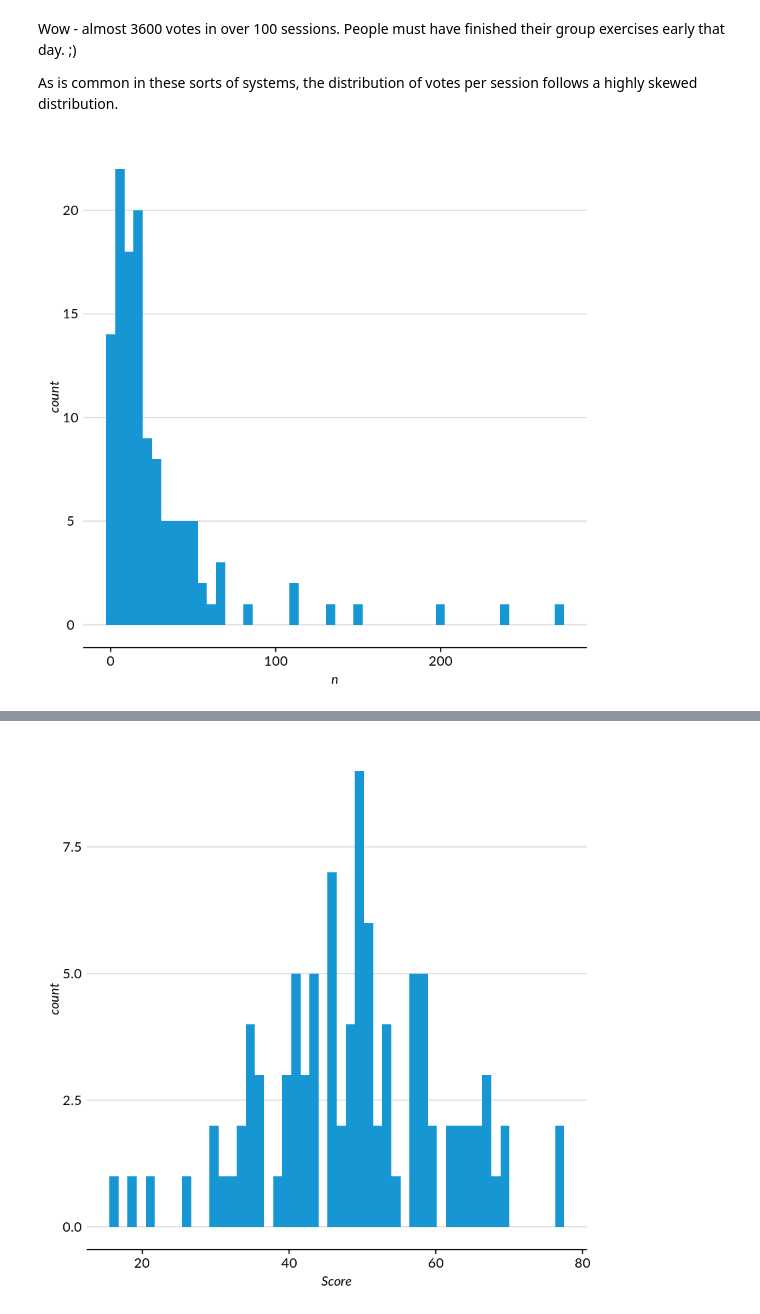
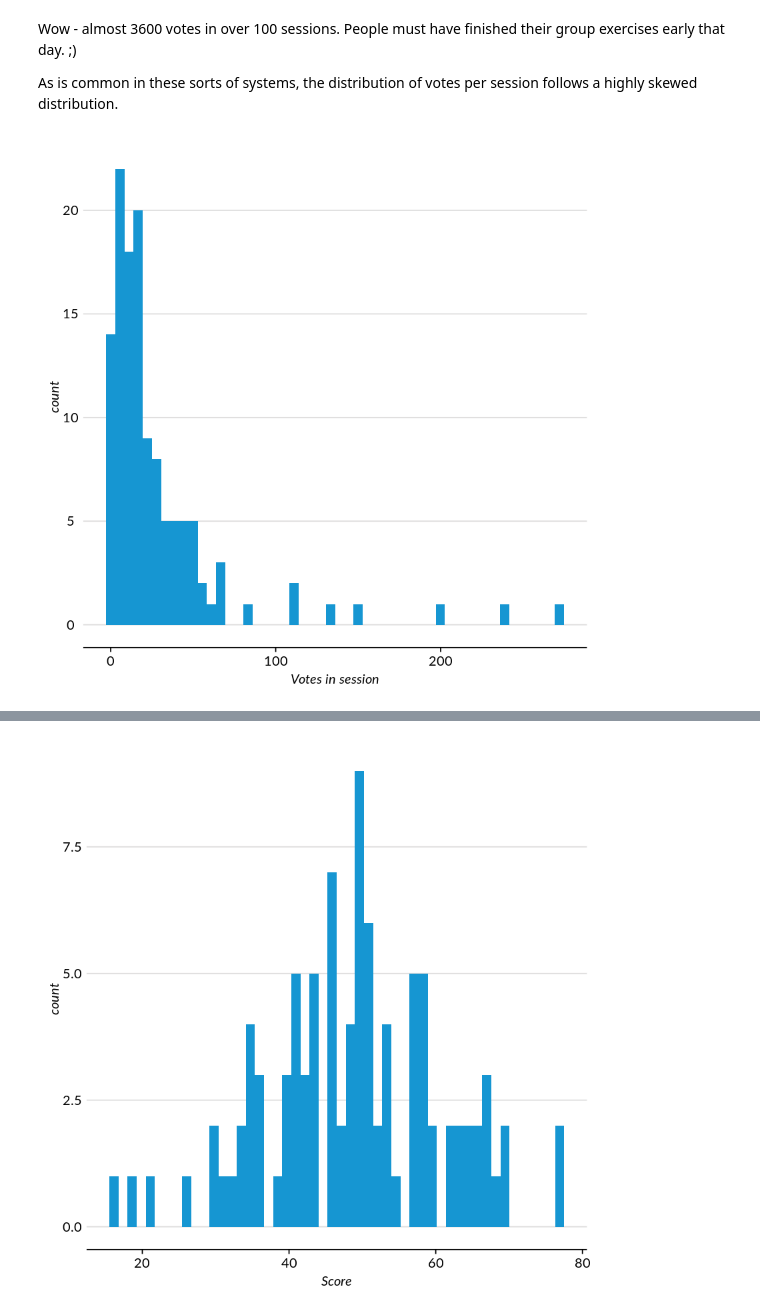
Before and after one commit to jdfoote/notebooks, a Jupyter notebook: Baby votes.ipynb, the cells around one changed output, grey strips where cells are left out. Saved outputs shown, nothing was run; the diff lists cells and outputs as text; code cells hidden in the pictures.

```diff
--- a/Baby votes.ipynb
+++ b/Baby votes.ipynb
@@ -60,12 +40,13 @@ Wow - almost 3600 votes in over 100 sessions. People must have finished their gr
 As is common in these sorts of systems, the distribution of votes per session follows a highly skewed distribution.
 # %%
 votes %>%
-    group_by(Session.ID) %>%
-    count() %>%
+    group_by(Session.ID) %>%  # Group the votes by session
+    tally() %>% # Count how many votes there are per session
 ggplot() +
-    geom_histogram(aes(x = n), bins = 50)
+    geom_histogram(aes(x = n), bins = 50) +
+    xlab('Votes in session')
 # %% [output]
-[figure, old version]
+[figure, new version]
 # %% [markdown]
 ### Analyzing names
 
```
Also changed, not shown: parts of 3 cells of this notebook.
